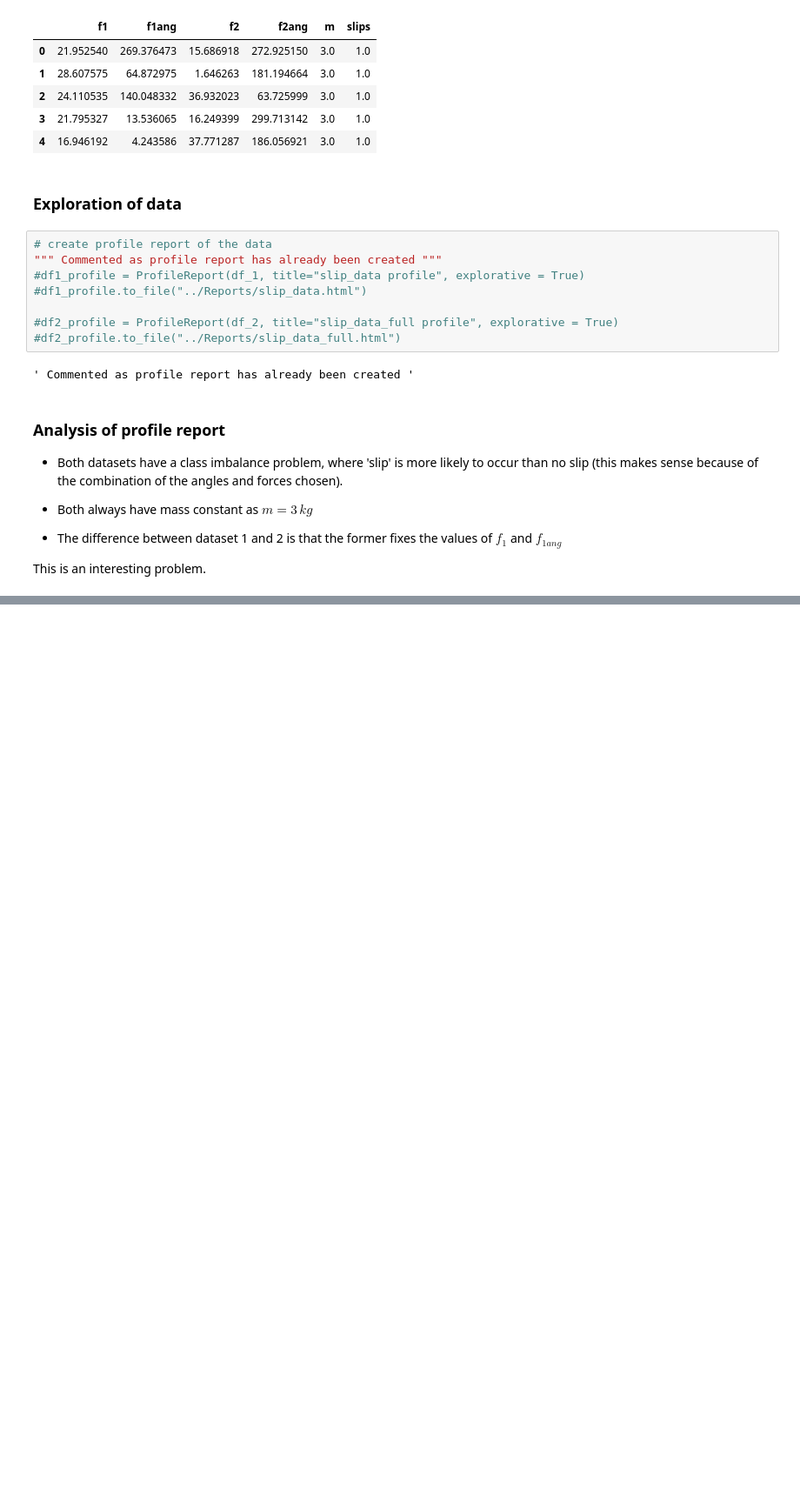
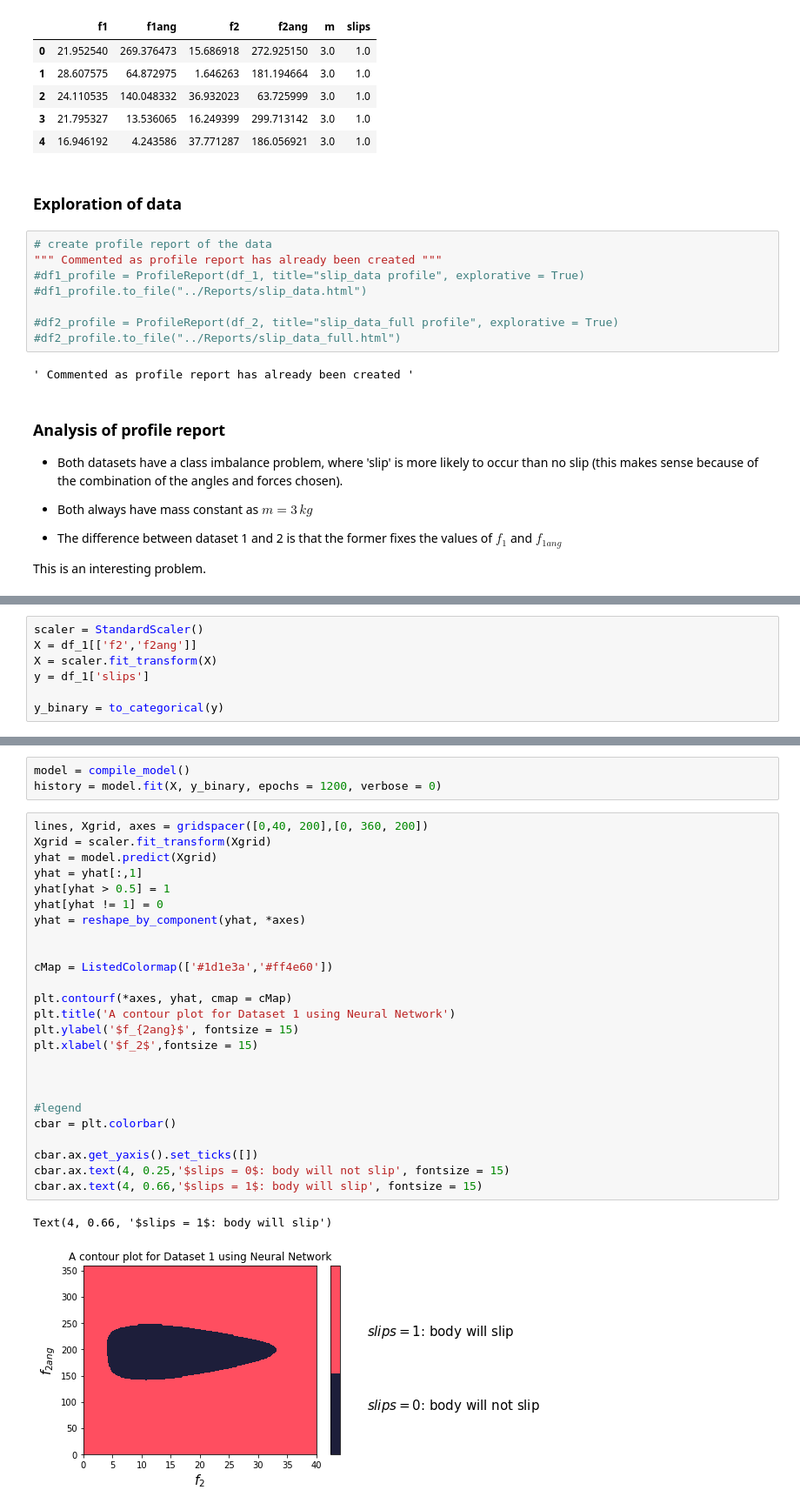
Before and after one commit to namiyousef/Intro_to_ML, a Jupyter notebook: Extra_Work/Tutorial10_Submission.ipynb, the cells around one changed output, grey strips where cells are left out. Shown at 87% size. Cells and saved outputs as stored; diff of their text form; blank space fills up the shorter version.

```diff
--- a/Extra_Work/Tutorial10_Submission.ipynb
+++ b/Extra_Work/Tutorial10_Submission.ipynb
@@ -70,0 +198,7 @@ This is an interesting problem.
+# %%
+scaler = StandardScaler()
+X = df_1[['f2','f2ang']]
+X = scaler.fit_transform(X)
+y = df_1['slips']
+
+y_binary = to_categorical(y)
@@ -71 +226,32 @@ This is an interesting problem.
+# %%
+model = compile_model()
+history = model.fit(X, y_binary, epochs = 1200, verbose = 0)
+# %%
+lines, Xgrid, axes = gridspacer([0,40, 200],[0, 360, 200])
+Xgrid = scaler.fit_transform(Xgrid)
+yhat = model.predict(Xgrid)
+yhat = yhat[:,1]
+yhat[yhat > 0.5] = 1
+yhat[yhat != 1] = 0
+yhat = reshape_by_component(yhat, *axes)
+
+
+cMap = ListedColormap(['#1d1e3a','#ff4e60'])
+
+plt.contourf(*axes, yhat, cmap = cMap)
+plt.title('A contour plot for Dataset 1 using Neural Network')
+plt.ylabel('$f_{2ang}$', fontsize = 15)
+plt.xlabel('$f_2$',fontsize = 15)
+
+
+
+#legend
+cbar = plt.colorbar()
+
+cbar.ax.get_yaxis().set_ticks([])
+cbar.ax.text(4, 0.25,'$slips = 0$: body will not slip', fontsize = 15)
+cbar.ax.text(4, 0.66,'$slips = 1$: body will slip', fontsize = 15)
+# %% [output]
+Text(4, 0.66, '$slips = 1$: body will slip')
+[figure, added]
 # %% [markdown]
```
Also changed, not shown: parts of 14 cells of this notebook.
